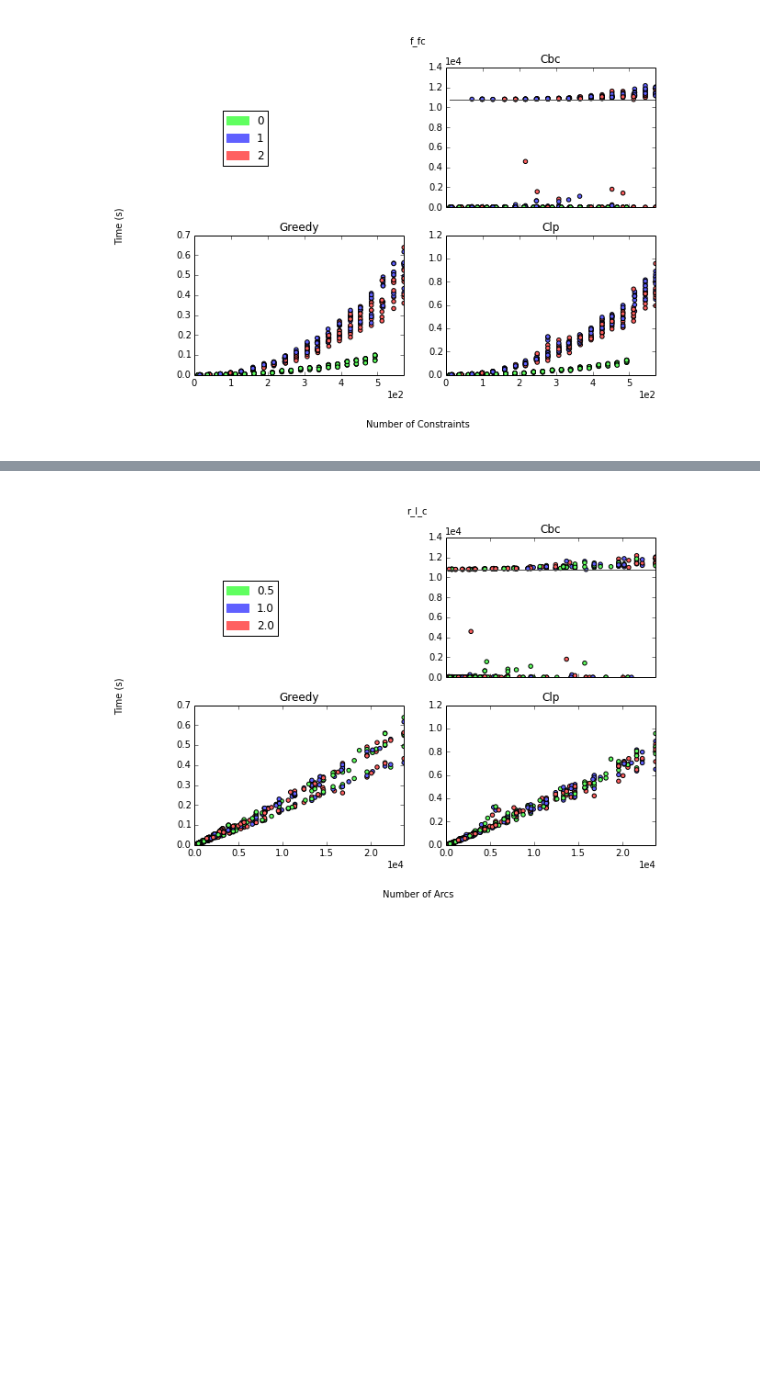
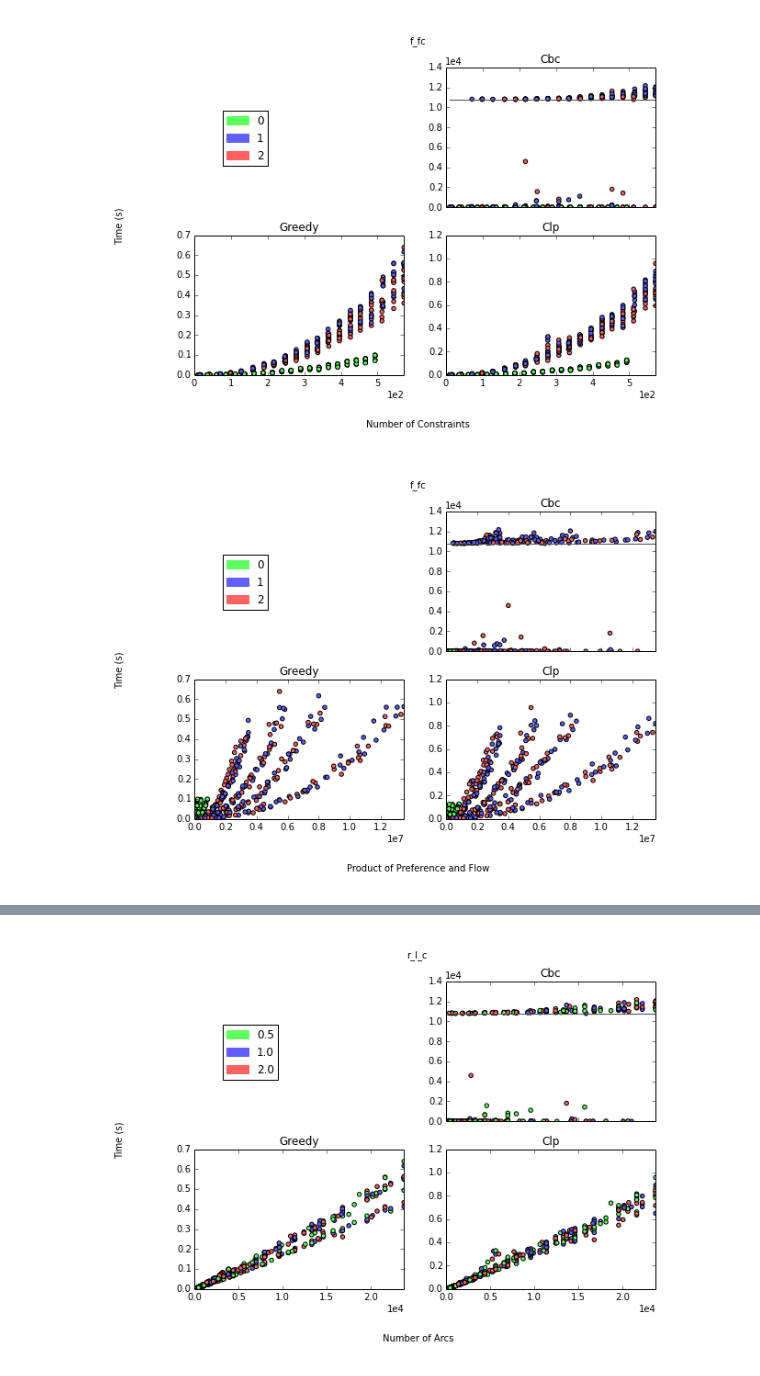
Before and after one commit to gidden/cyclopts, a Jupyter notebook: nbs/General Experimental Analysis.ipynb, the cells around one changed output, grey strips where cells are left out. Drawn from its saved outputs; the diff is of its cells as text; code cells hidden in the pictures; blank space fills up the shorter version.

```diff
--- a/nbs/General Experimental Analysis.ipynb
+++ b/nbs/General Experimental Analysis.ipynb
@@ -55,11 +56,12 @@ ctx.four_pane_scatter('n_constrs', save=save, saveall=save)
 # %%
 cparam = 'f_fc'
 ctx.three_pane_color_scatter('n_arcs', cparam, save=save)
 ctx.three_pane_color_scatter('n_constrs', cparam, save=save)
-#ctx.three_pane_color_scatter('pref_flow', cparam, save=save)
+ctx.three_pane_color_scatter('pref_flow', cparam, save=save)
 # %% [output]
 [figure]
 [figure]
+[figure, added]
 # %%
 cparam = 'f_loc'
 ctx.three_pane_color_scatter('n_arcs', cparam, save=save)
```
Also changed, not shown: parts of 3 cells of this notebook.
